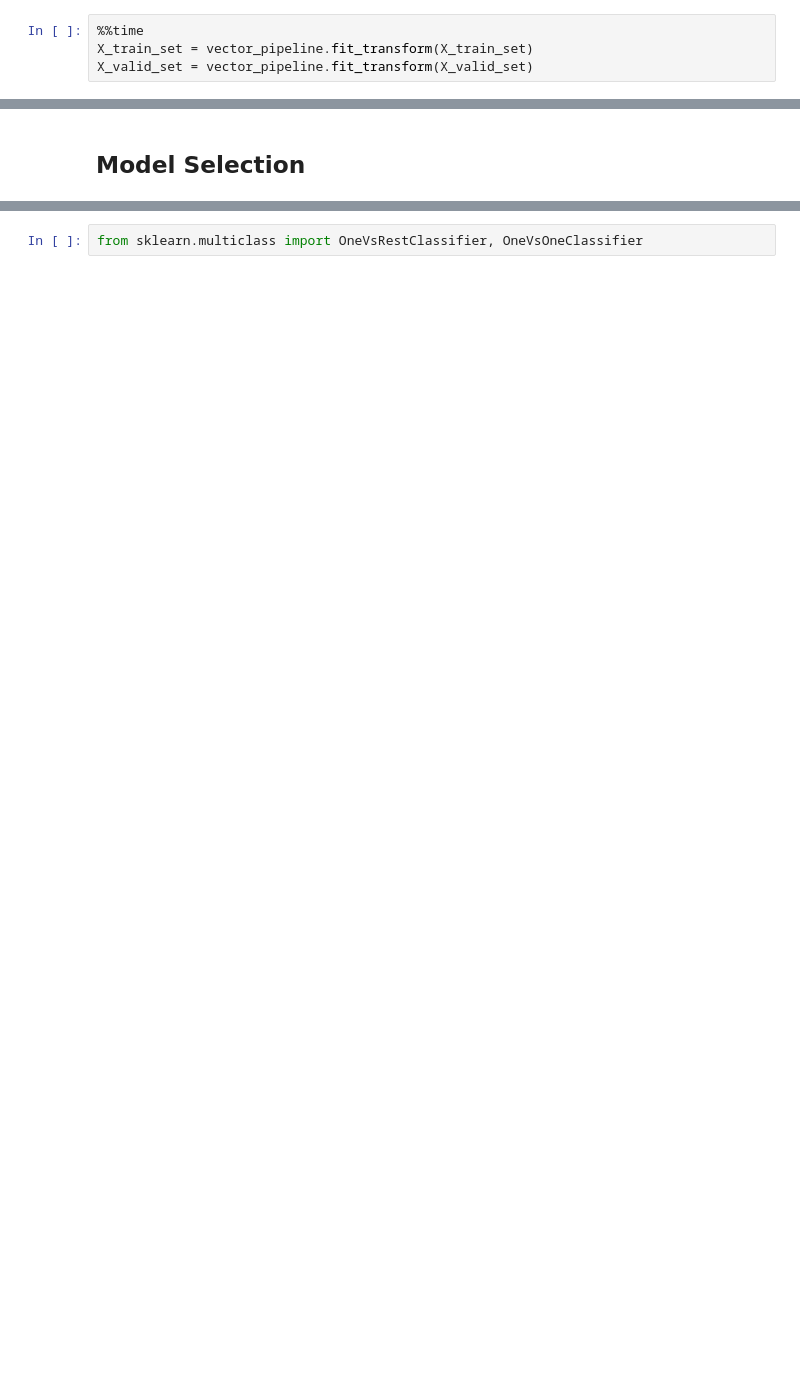
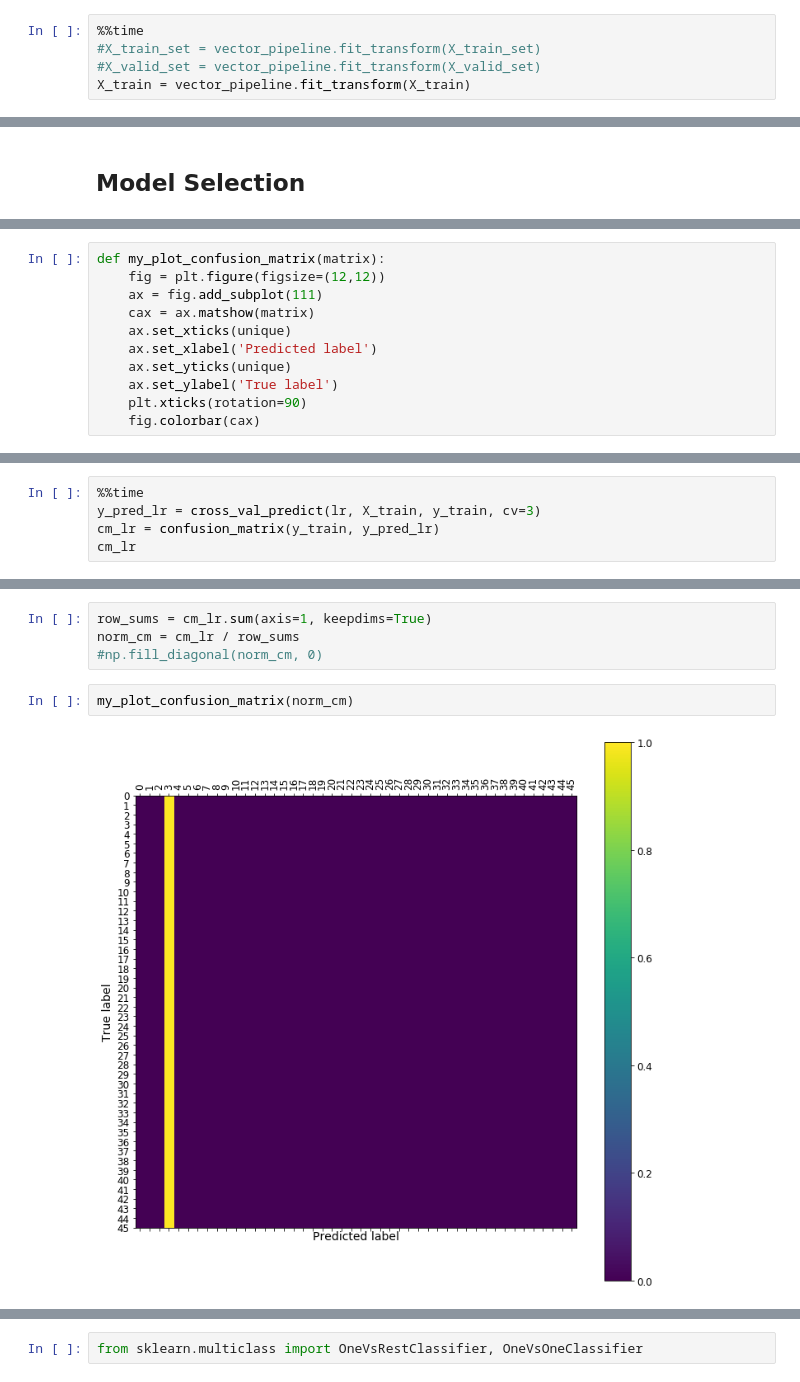
Before and after one commit to mozzherina/practicalDL, a Jupyter notebook: Reuters.ipynb, the cells around one changed output, grey strips where cells are left out. Drawn from its saved outputs; the diff is of its cells as text; blank space fills up the shorter version.

```diff
--- a/Reuters.ipynb
+++ b/Reuters.ipynb
@@ -147,6 +156,7 @@ vector_pipeline = Pipeline([
     ])
 # %%
 %%time
-X_train_set = vector_pipeline.fit_transform(X_train_set)
-X_valid_set = vector_pipeline.fit_transform(X_valid_set)
+#X_train_set = vector_pipeline.fit_transform(X_train_set)
+#X_valid_set = vector_pipeline.fit_transform(X_valid_set)
+X_train = vector_pipeline.fit_transform(X_train)
 # %% [output]
@@ -160,0 +176,11 @@ from sklearn.svm import SVR, SVC
+# %%
+def my_plot_confusion_matrix(matrix):
+    fig = plt.figure(figsize=(12,12))
+    ax = fig.add_subplot(111)
+    cax = ax.matshow(matrix)
+    ax.set_xticks(unique)
+    ax.set_xlabel('Predicted label')
+    ax.set_yticks(unique)
+    ax.set_ylabel('True label')
+    plt.xticks(rotation=90)
+    fig.colorbar(cax)
@@ -160,0 +201,5 @@ from sklearn.svm import SVR, SVC
+# %%
+%%time
+y_pred_lr = cross_val_predict(lr, X_train, y_train, cv=3)
+cm_lr = confusion_matrix(y_train, y_pred_lr)
+cm_lr
@@ -160,0 +215,8 @@ from sklearn.svm import SVR, SVC
+# %%
+row_sums = cm_lr.sum(axis=1, keepdims=True)
+norm_cm = cm_lr / row_sums
+#np.fill_diagonal(norm_cm, 0)
+# %%
+my_plot_confusion_matrix(norm_cm)
+# %% [output]
+[figure, added]
```
Also changed, not shown: parts of 49 cells of this notebook.
